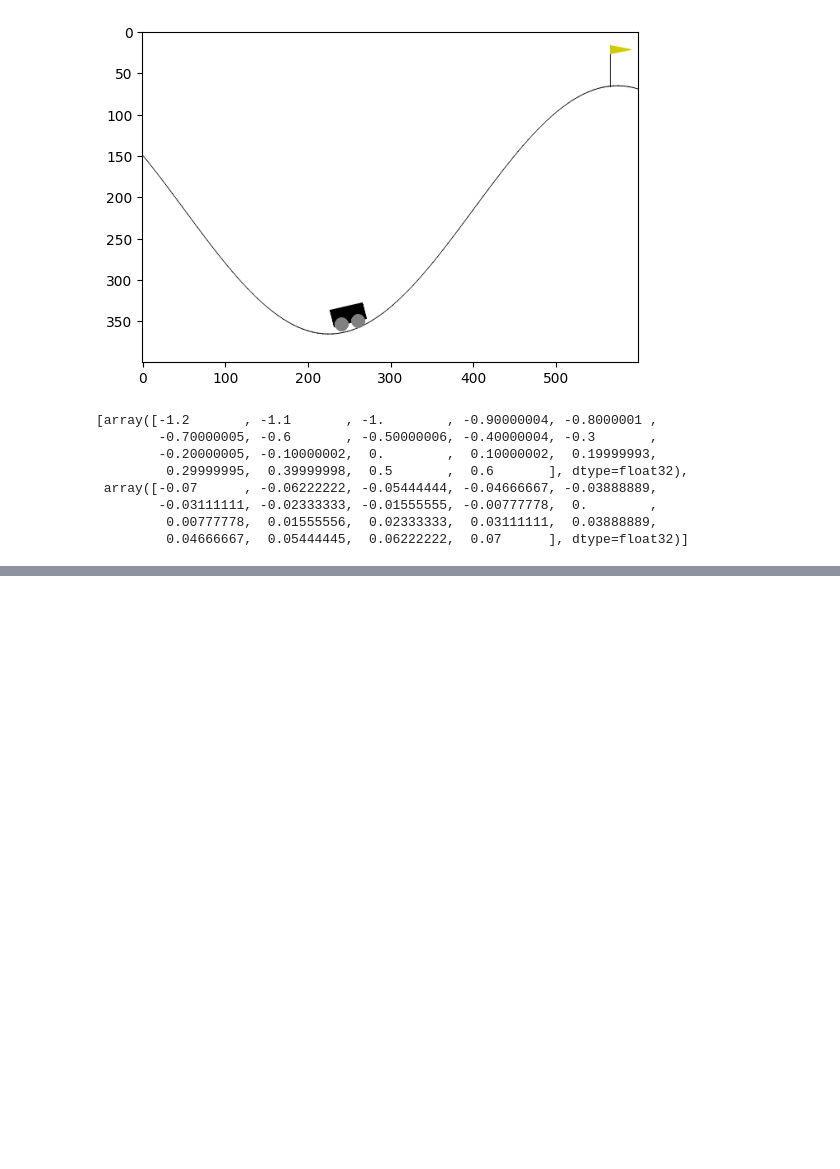
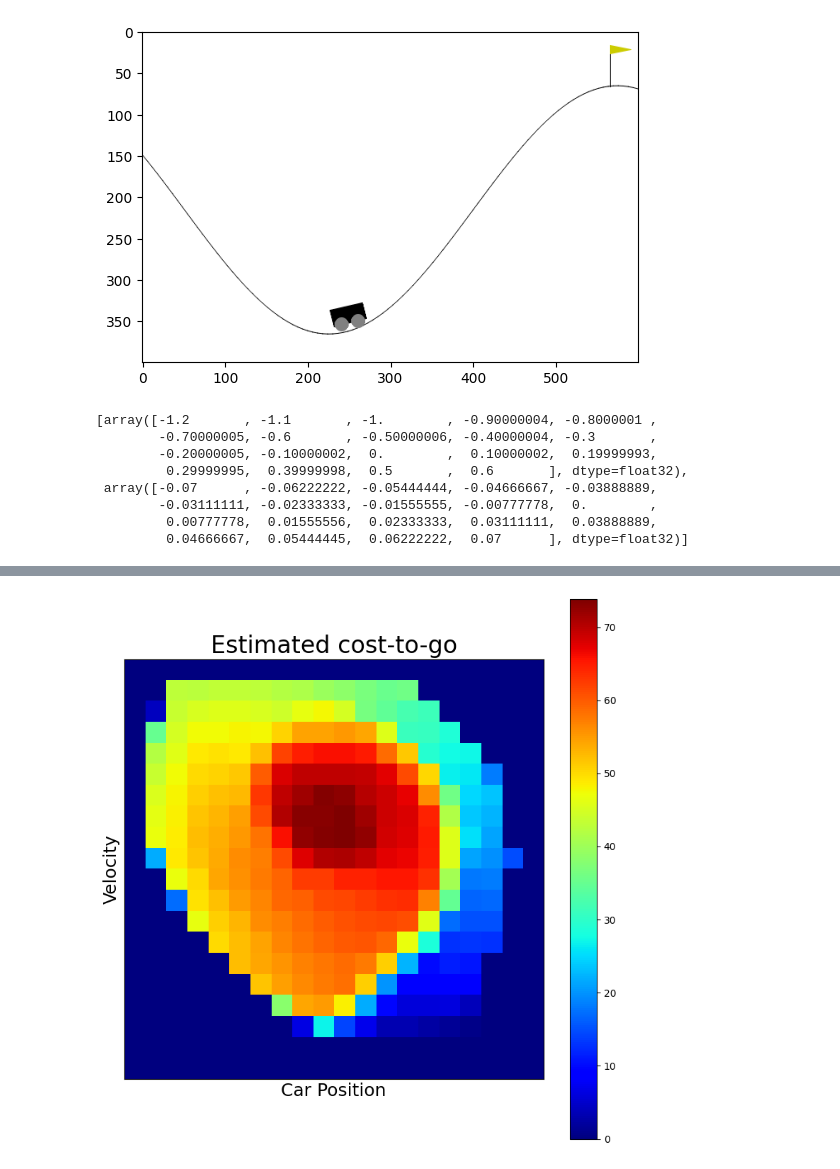
Before and after one commit to ducnguyen998/udemy-beginner-master-rl, a Jupyter notebook: continuous_observation_space_state_aggregation.ipynb, the cells around one changed output, grey strips where cells are left out. Saved outputs shown, nothing was run; the diff lists cells and outputs as text; code cells hidden in the pictures; blank space fills up the shorter version.

```diff
--- a/continuous_observation_space_state_aggregation.ipynb
+++ b/continuous_observation_space_state_aggregation.ipynb
@@ -430,0 +498,6 @@ saenv.buckets
+# %%
+# Plot the cost to go
+
+plot_tabular_cost_to_go(action_values, 'Car Position', 'Velocity')
+# %% [output]
+[figure, added]
```
Also changed, not shown: parts of 9 cells of this notebook, 1 other file.
